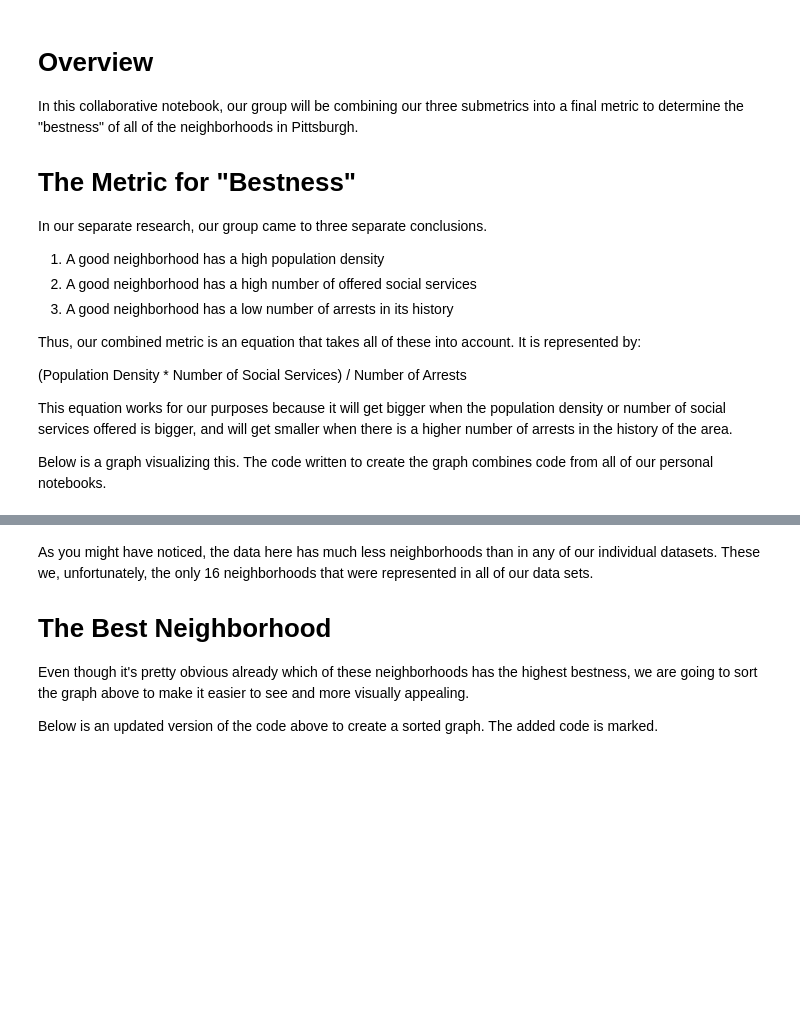
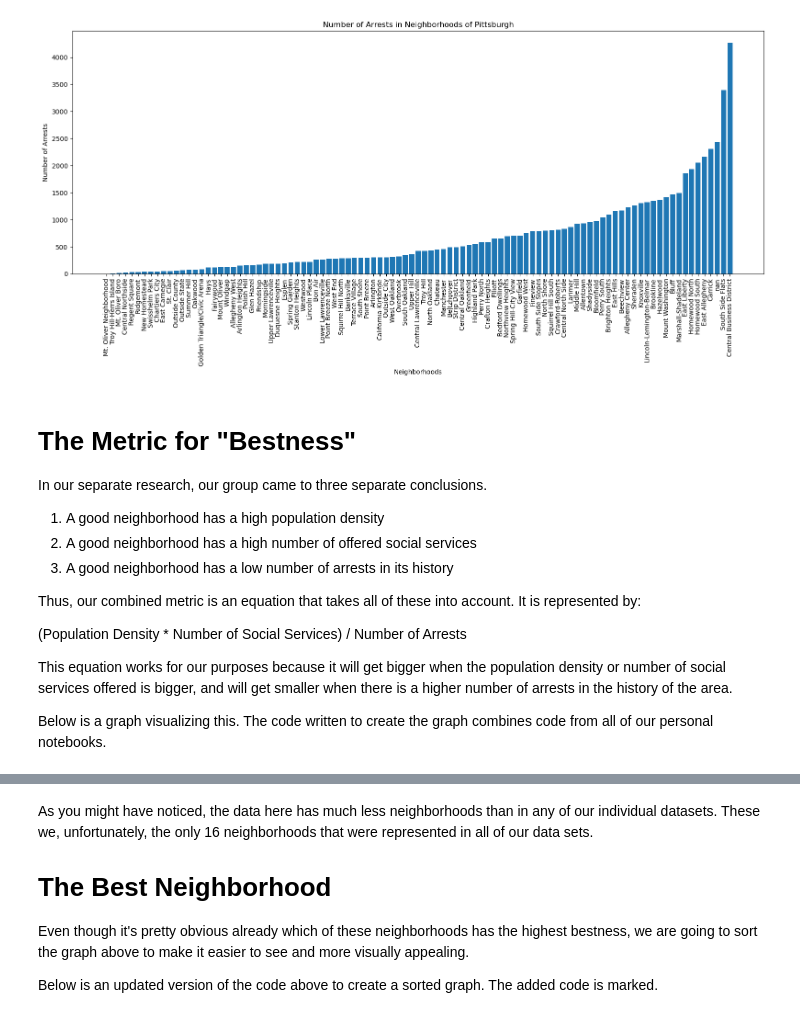
Before and after one commit to badcmptr/Big-Ideas-Final-Group-Project, a Jupyter notebook: combined_metric.ipynb, the cells around one changed output, grey strips where cells are left out. Saved outputs shown, nothing was run; the diff lists cells and outputs as text; code cells hidden in the pictures; blank space fills up the shorter version.

```diff
--- a/combined_metric.ipynb
+++ b/combined_metric.ipynb
@@ -1,8 +89,43 @@
+# %%
+#importing pandas and matplotlib.pyplot
+import pandas as pd
+import matplotlib.pyplot as plt
+
+#reading csv
+pad = pd.read_csv('police_arrest_data.csv')
+
+#create empty dictionary
+adict = dict()
+
+#fill adict with data from csv
+for index, row in pad.iterrows():
+    neighborhood = row['INCIDENTNEIGHBORHOOD']
+    if neighborhood in adict:
+        adict[neighborhood] = adict[neighborhood] + 1
+    else:
+        adict[neighborhood] = 1
+
+#create list for adict keys and values
+#keys = neighborhoods / values = arrests
+key_adict = list(adict.keys())
+val_adict = list(adict.values())
+
+sort_adict = dict(sorted(adict.items(), key=lambda item: item[1]))
+skey_adict = list(sort_adict.keys())
+sval_adict = list(sort_adict.values())
+
+plt.figure(figsize=(16, 8))
+plt.bar(range(len(sort_adict)),sval_adict,tick_label=skey_adict)
+plt.xlabel('Neighborhoods')
+plt.ylabel('Number of Arrests')
+plt.title('Number of Arrests in Neighborhoods of Pittsburgh')
+plt.xticks(rotation=90)
+
+plt.tight_layout()
+plt.show()
+# %% [output]
+[figure, added]
 # %% [markdown]
-# Overview
-
-In this collaborative notebook, our group will be combining our three submetrics into a final metric to determine the "bestness" of all of the neighborhoods in Pittsburgh.
-
 # The Metric for "Bestness"
 
 In our separate research, our group came to three separate conclusions.
```
Also changed, not shown: parts of 8 cells of this notebook.
